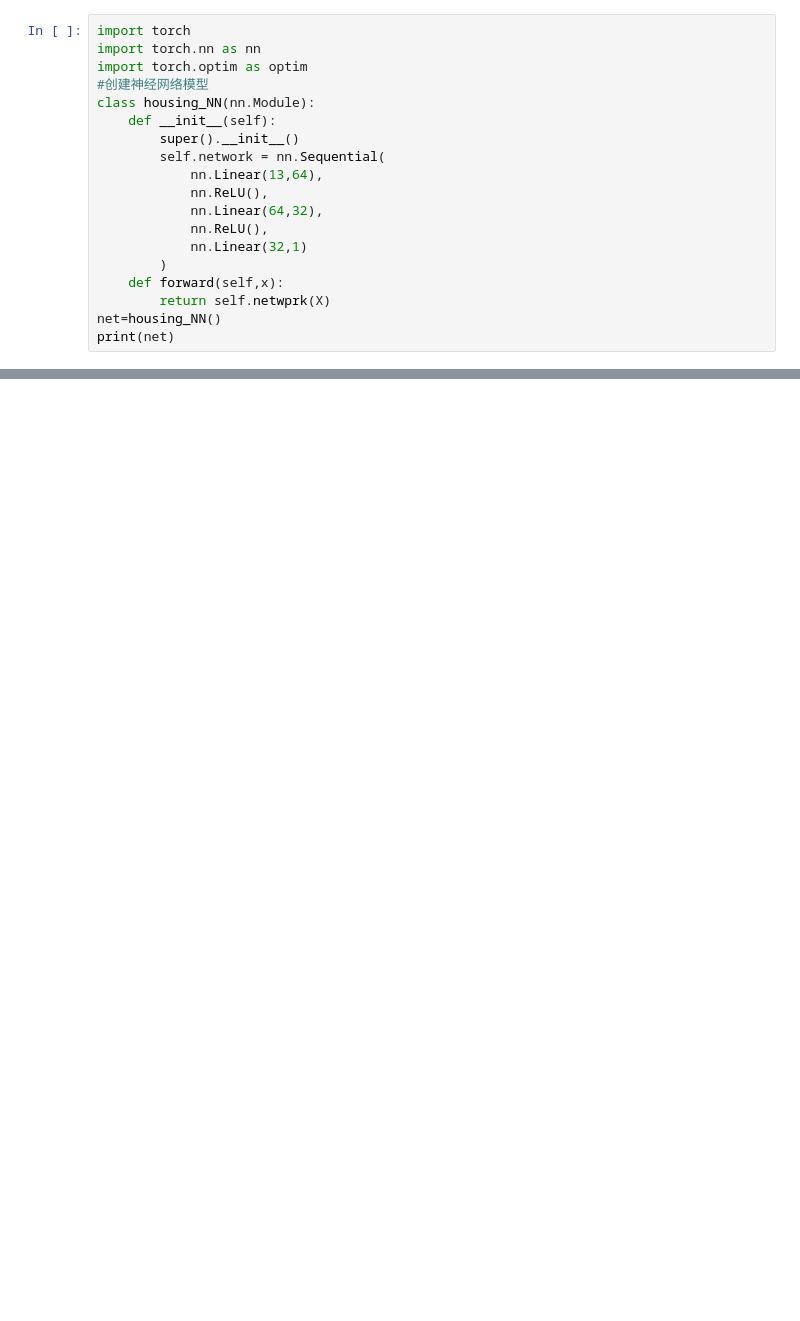
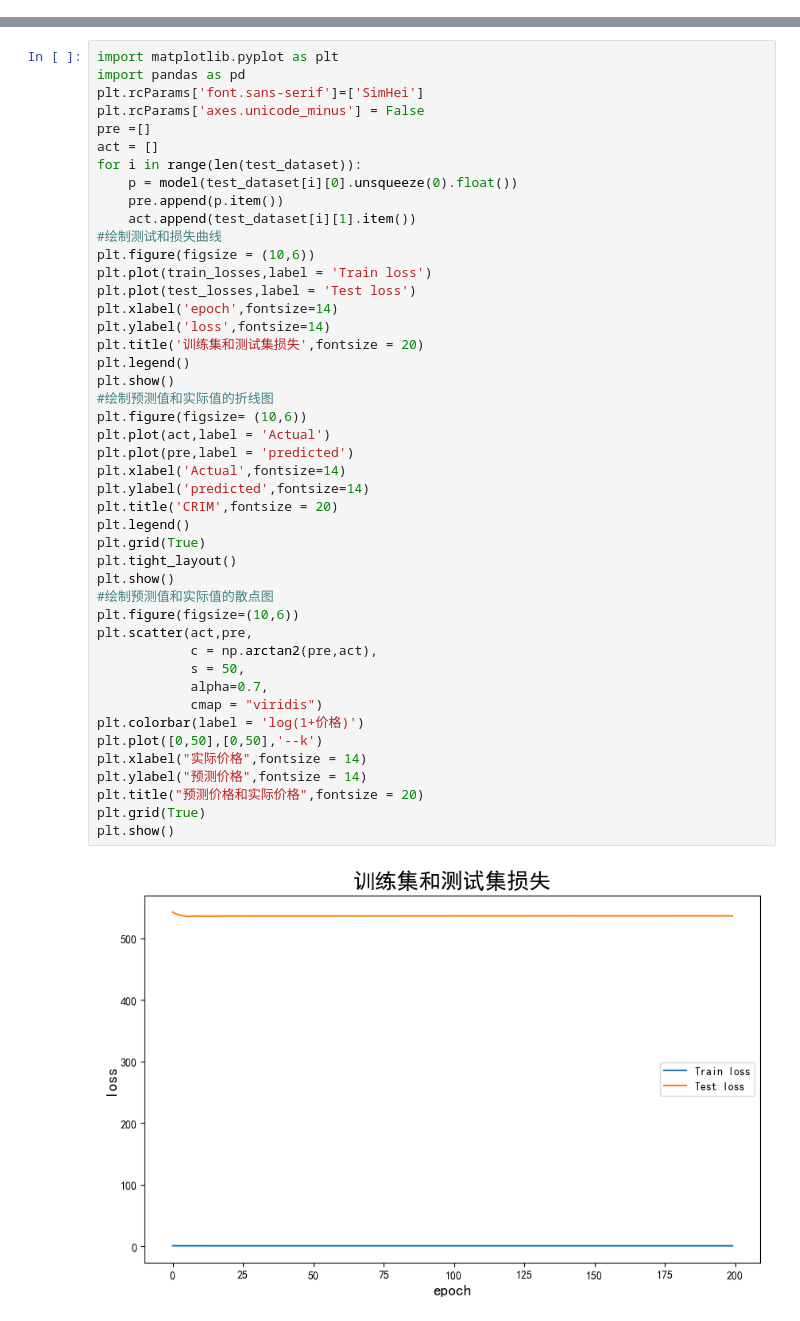
Before and after one commit to xiyaoyuanya/wangyuan, a Jupyter notebook: Untitled-1.ipynb, the cells around one changed output, grey strips where cells are left out. Saved outputs shown, nothing was run; the diff lists cells and outputs as text; blank space fills up the shorter version.

```diff
--- a/Untitled-1.ipynb
+++ b/Untitled-1.ipynb
@@ -223,22 +320,3 @@ print(test_loader)
 # %% [output]
 <torch.utils.data.dataloader.DataLoader object at 0x...>
 <torch.utils.data.dataloader.DataLoader object at 0x...>
-# %%
-import torch
-import torch.nn as nn
-import torch.optim as optim
-#创建神经网络模型
-class housing_NN(nn.Module):
-    def __init__(self):
-        super().__init__()
-        self.network = nn.Sequential(
-            nn.Linear(13,64),
-            nn.ReLU(),
-            nn.Linear(64,32),
-            nn.ReLU(),
-            nn.Linear(32,1)
-        )
-    def forward(self,x):
-        return self.netwprk(X)
-net=housing_NN()
-print(net)
@@ -270,0 +392,47 @@ for epoch in range(num_epochs):
+# %%
+import matplotlib.pyplot as plt
+import pandas as pd
+plt.rcParams['font.sans-serif']=['SimHei']
+plt.rcParams['axes.unicode_minus'] = False
+pre =[]
+act = []
+for i in range(len(test_dataset)):
+    p = model(test_dataset[i][0].unsqueeze(0).float())
+    pre.append(p.item())
+    act.append(test_dataset[i][1].item())
+#绘制测试和损失曲线
+plt.figure(figsize = (10,6))
+plt.plot(train_losses,label = 'Train loss')
+plt.plot(test_losses,label = 'Test loss')
+plt.xlabel('epoch',fontsize=14)
+plt.ylabel('loss',fontsize=14)
+plt.title('训练集和测试集损失',fontsize = 20)
+plt.legend()
+plt.show()
+#绘制预测值和实际值的折线图
+plt.figure(figsize= (10,6))
+plt.plot(act,label = 'Actual')
+plt.plot(pre,label = 'predicted')
+plt.xlabel('Actual',fontsize=14)
+plt.ylabel('predicted',fontsize=14)
+plt.title('CRIM',fontsize = 20)
+plt.legend()
+plt.grid(True)
+plt.tight_layout()
+plt.show()
+#绘制预测值和实际值的散点图
+plt.figure(figsize=(10,6))
+plt.scatter(act,pre,
+            c = np.arctan2(pre,act),
+            s = 50,
+            alpha=0.7,
+            cmap = "viridis")
+plt.colorbar(label = 'log(1+价格)')
+plt.plot([0,50],[0,50],'--k')
+plt.xlabel("实际价格",fontsize = 14)
+plt.ylabel("预测价格",fontsize = 14)
+plt.title("预测价格和实际价格",fontsize = 20)
+plt.grid(True)
+plt.show()
+# %% [output]
+[figure, added]
```
Also changed, not shown: parts of 14 cells of this notebook, 3 other files.
